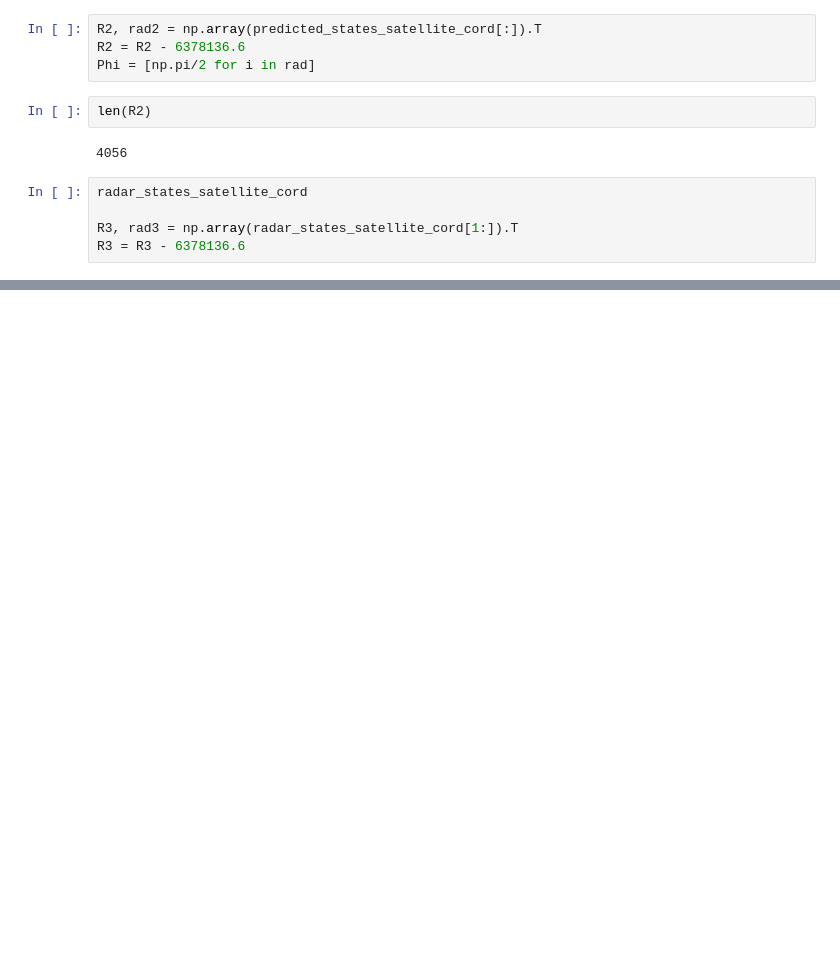
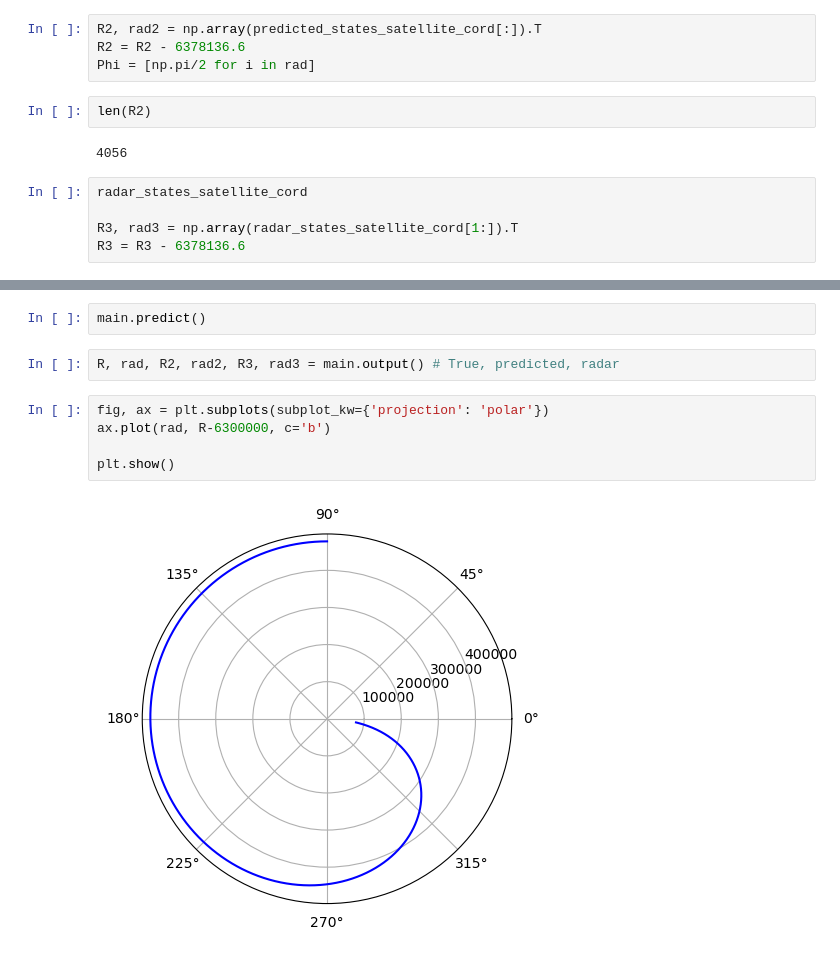
Before and after one commit to Tiangong-PMSC-Group/Satellite-Project, a Jupyter notebook: main_tests.ipynb, the cells around one changed output, grey strips where cells are left out. Cells and saved outputs as stored; diff of their text form; blank space fills up the shorter version.

```diff
--- a/main_tests.ipynb
+++ b/main_tests.ipynb
@@ -223,0 +281,11 @@ array([ 6.77815069e+06,  1.57079633e+00, -5.66419756e-01])
+# %%
+main.predict()
+# %%
+R, rad, R2, rad2, R3, rad3 = main.output() # True, predicted, radar
+# %%
+fig, ax = plt.subplots(subplot_kw={'projection': 'polar'})
+ax.plot(rad, R-6300000, c='b')
+
+plt.show()
+# %% [output]
+[figure, added]
```
Also changed, not shown: parts of 20 cells of this notebook, 1 other file.
